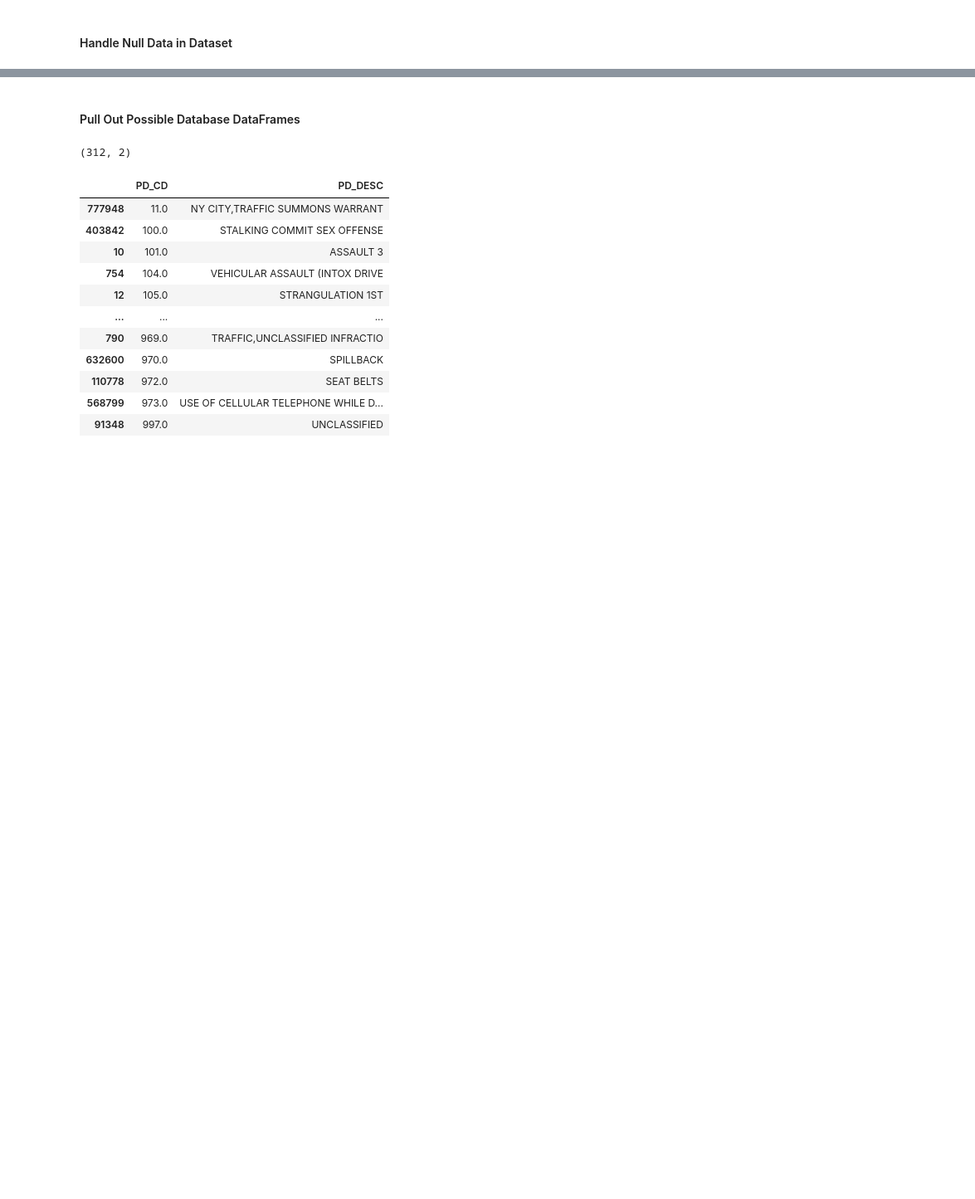
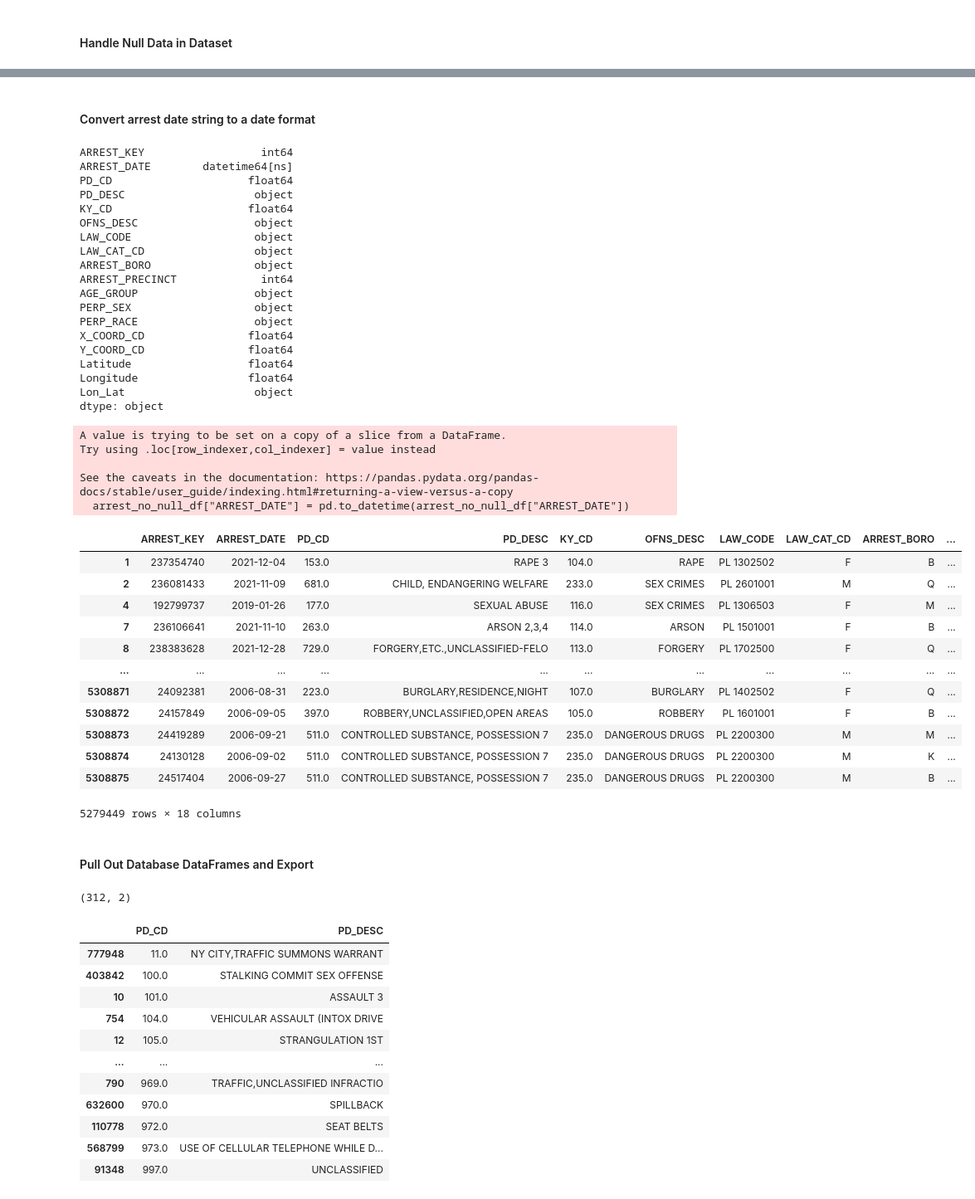
Before and after one commit to djaiello/NYPD_Arrests_Final_Project, a Jupyter notebook: NYPD_Arrests_Data_ETL.ipynb, the cells around one changed output, grey strips where cells are left out. Shown: that part at 83% size. Saved outputs shown, nothing was run; the diff lists cells and outputs as text; code cells hidden in the pictures; blank space fills up the shorter version.

```diff
--- a/NYPD_Arrests_Data_ETL.ipynb
+++ b/NYPD_Arrests_Data_ETL.ipynb
@@ -73,0 +143,7 @@ dtype: int64
+# %%
+# Drop the "JURISDICTION_CODE"
+arrest_good_columns_df = arrest_raw_df.drop(["JURISDICTION_CODE"], axis=1)
+
+# Verify in DF
+print(arrest_good_columns_df.shape)
+arrest_good_columns_df.head()
@@ -73,0 +160,14 @@ dtype: int64
+# %%
+# Establish Valid Age Groups
+valid_age_groups = ["25-44", "18-24", "45-64", "<18", "65+"]
+
+# Delete Rows with Invalid Age Groups
+arrest_good_age_df = arrest_good_columns_df[~arrest_raw_df["AGE_GROUP"].isin(valid_age_groups) == False]
+
+print(arrest_good_age_df.shape)
+print("\n")
+with pd.option_context('display.max_rows', None,
+                       'display.max_columns', None,
+                       'display.precision', 3,
+                       ):
+    print(arrest_good_age_df.AGE_GROUP.value_counts())
@@ -99,7 +208,7 @@ Lon_Lat                  1
 dtype: int64
 # %%
 # Drop all rows with any null data
-arrest_no_null_df = arrest_raw_df.dropna()
+arrest_no_null_df = arrest_good_age_df.dropna()
 
 print(arrest_no_null_df.shape)
 arrest_no_null_df.head()
@@ -161,6 +268,55 @@ Lon_Lat               124432
 dtype: int64
+# %% [markdown]
+#### Convert arrest date string to a date format
+# %%
+# Convert string to data type
+arrest_no_null_df["ARREST_DATE"] = pd.to_datetime(arrest_no_null_df["ARREST_DATE"])
+
+# Verify in data types
+print(arrest_no_null_df.dtypes)
+
+# Verify in DF
+arrest_no_null_df
+# %% [output]
+ARREST_KEY                  int64
+ARREST_DATE        datetime64[ns]
+PD_CD                     float64
+PD_DESC                    object
+KY_CD                     float64
+OFNS_DESC                  object
+LAW_CODE                   object
+LAW_CAT_CD                 object
+ARREST_BORO                object
+ARREST_PRECINCT             int64
+AGE_GROUP                  object
+PERP_SEX                   object
+PERP_RACE                  object
+X_COORD_CD                float64
+Y_COORD_CD                float64
+Latitude                  float64
+Longitude                 float64
+Lon_Lat                    object
+dtype: object
+A value is trying to be set on a copy of a slice from a DataFrame.
+Try using .loc[row_indexer,col_indexer] = value instead
+
+See the caveats in the documentation: https://pandas.pydata.org/pandas-docs/stable/user_guide/indexing.html#returning-a-view-versus-a-copy
+  arrest_no_null_df["ARREST_DATE"] = pd.to_datetime(arrest_no_null_df["ARREST_DATE"])
+|  | ARREST_KEY | ARREST_DATE | PD_CD | PD_DESC | KY_CD | OFNS_DESC | LAW_CODE | LAW_CAT_CD | ARREST_BORO | ... |
+| 1 | 237354740 | 2021-12-04 | 153.0 | RAPE 3 | 104.0 | RAPE | PL 1302502 | F | B | ... |
+| 2 | 236081433 | 2021-11-09 | 681.0 | CHILD, ENDANGERING WELFARE | 233.0 | SEX CRIMES | PL 2601001 | M | Q | ... |
+| 4 | 192799737 | 2019-01-26 | 177.0 | SEXUAL ABUSE | 116.0 | SEX CRIMES | PL 1306503 | F | M | ... |
+| 7 | 236106641 | 2021-11-10 | 263.0 | ARSON 2,3,4 | 114.0 | ARSON | PL 1501001 | F | B | ... |
+| 8 | 238383628 | 2021-12-28 | 729.0 | FORGERY,ETC.,UNCLASSIFIED-FELO | 113.0 | FORGERY | PL 1702500 | F | Q | ... |
+| ... | ... | ... | ... | ... | ... | ... | ... | ... | ... | ... |
+| 5308871 | 24092381 | 2006-08-31 | 223.0 | BURGLARY,RESIDENCE,NIGHT | 107.0 | BURGLARY | PL 1402502 | F | Q | ... |
+| 5308872 | 24157849 | 2006-09-05 | 397.0 | ROBBERY,UNCLASSIFIED,OPEN AREAS | 105.0 | ROBBERY | PL 1601001 | F | B | ... |
+| 5308873 | 24419289 | 2006-09-21 | 511.0 | CONTROLLED SUBSTANCE, POSSESSION 7 | 235.0 | DANGEROUS DRUGS | PL 2200300 | M | M | ... |
+| 5308874 | 24130128 | 2006-09-02 | 511.0 | CONTROLLED SUBSTANCE, POSSESSION 7 | 235.0 | DANGEROUS DRUGS | PL 2200300 | M | K | ... |
+| 5308875 | 24517404 | 2006-09-27 | 511.0 | CONTROLLED SUBSTANCE, POSSESSION 7 | 235.0 | DANGEROUS DRUGS | PL 2200300 | M | B | ... |
+5279449 rows × 18 columns
 # %% [markdown]
-#### Pull Out Possible Database DataFrames
+#### Pull Out Database DataFrames and Export
 # %%
 # Get unique PD_CD/PD_DESC pair values and sort
 pd_code_df = arrest_no_null_df.loc[:, ["PD_CD", "PD_DESC"]].drop_duplicates().sort_values(by=['PD_CD'])
```
Also changed, not shown: parts of 20 cells of this notebook.
